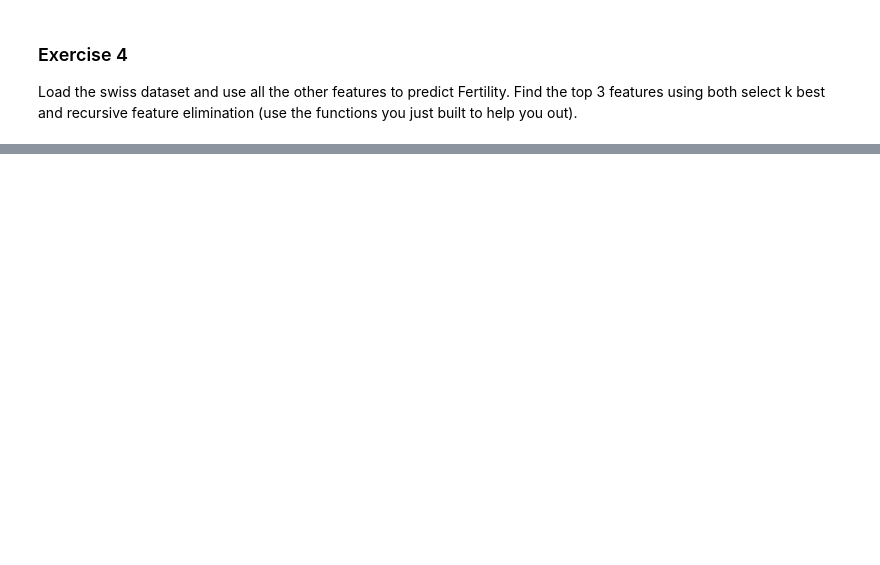
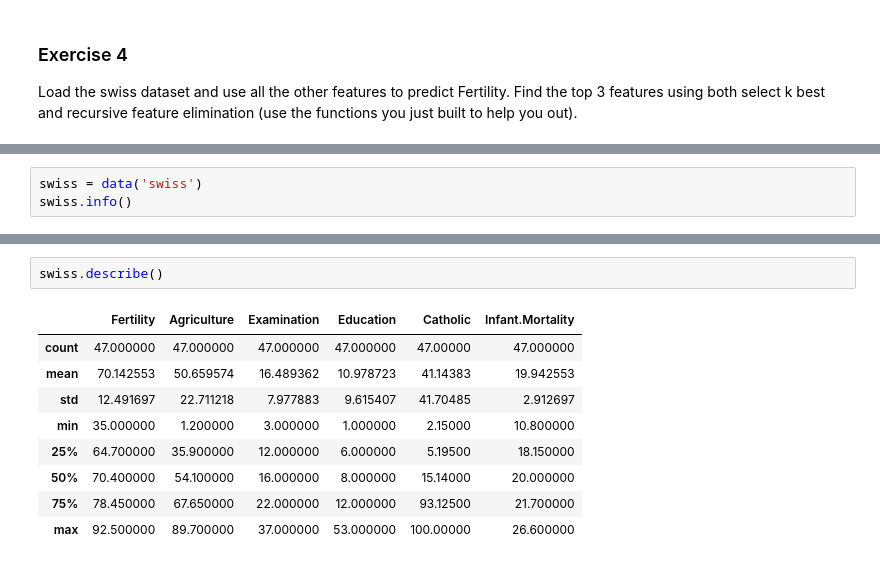
Before and after one commit to gilbert-noriega-ii/regression-exercises, a Jupyter notebook: feature_engineering.ipynb, the cells around one changed output, grey strips where cells are left out. Drawn from its saved outputs; the diff is of its cells as text; blank space fills up the shorter version.

```diff
--- a/feature_engineering.ipynb
+++ b/feature_engineering.ipynb
@@ -32,0 +379,3 @@ Load the swiss dataset and use all the other features to predict Fertility. Find
+# %%
+swiss = data('swiss')
+swiss.info()
@@ -32,0 +396,12 @@ Load the swiss dataset and use all the other features to predict Fertility. Find
+# %%
+swiss.describe()
+# %% [output]
+|  | Fertility | Agriculture | Examination | Education | Catholic | Infant.Mortality |
+| count | 47.000000 | 47.000000 | 47.000000 | 47.000000 | 47.00000 | 47.000000 |
+| mean | 70.142553 | 50.659574 | 16.489362 | 10.978723 | 41.14383 | 19.942553 |
+| std | 12.491697 | 22.711218 | 7.977883 | 9.615407 | 41.70485 | 2.912697 |
+| min | 35.000000 | 1.200000 | 3.000000 | 1.000000 | 2.15000 | 10.800000 |
+| 25% | 64.700000 | 35.900000 | 12.000000 | 6.000000 | 5.19500 | 18.150000 |
+| 50% | 70.400000 | 54.100000 | 16.000000 | 8.000000 | 15.14000 | 20.000000 |
+| 75% | 78.450000 | 67.650000 | 22.000000 | 12.000000 | 93.12500 | 21.700000 |
+| max | 92.500000 | 89.700000 | 37.000000 | 53.000000 | 100.00000 | 26.600000 |
```
Also changed, not shown: parts of 59 cells of this notebook.
